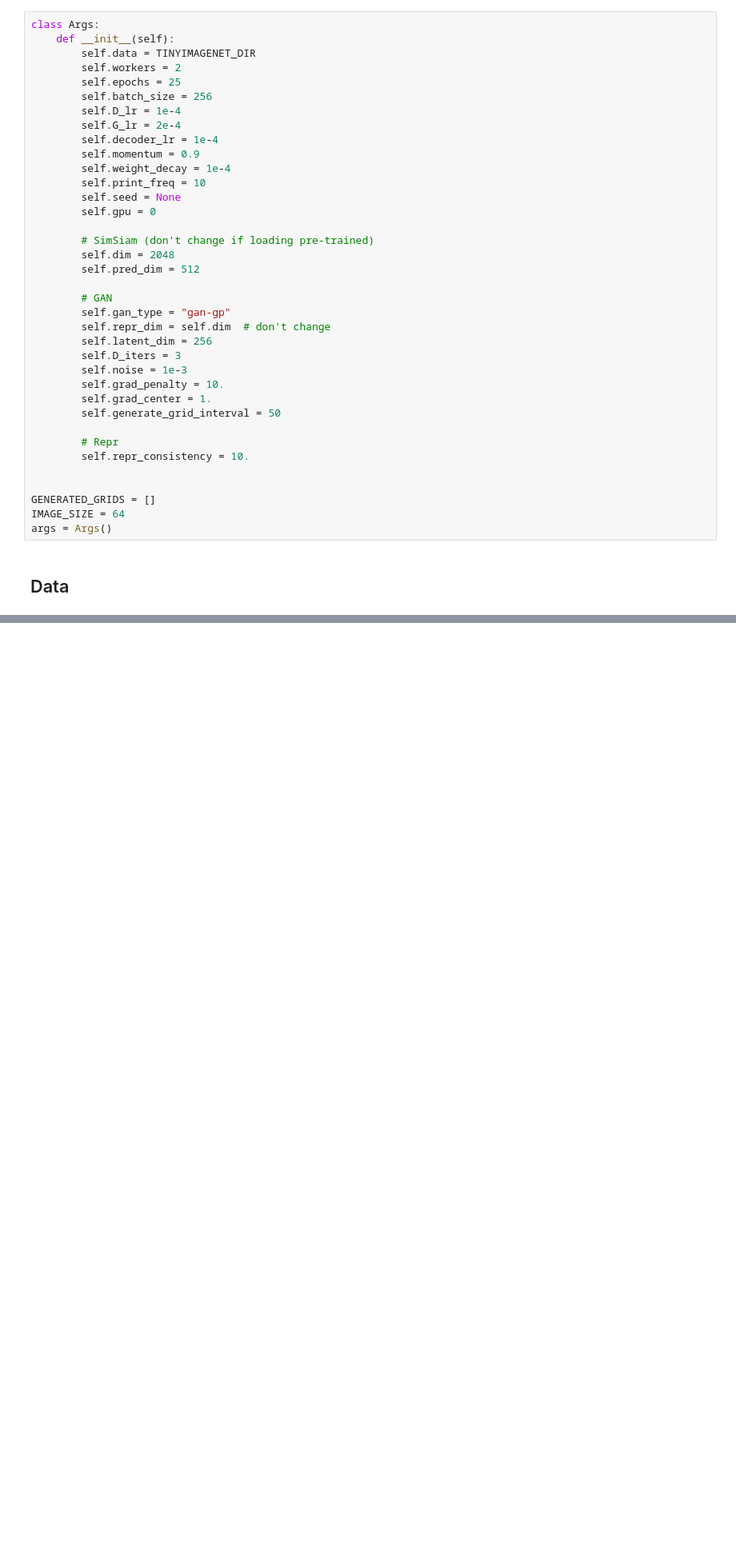
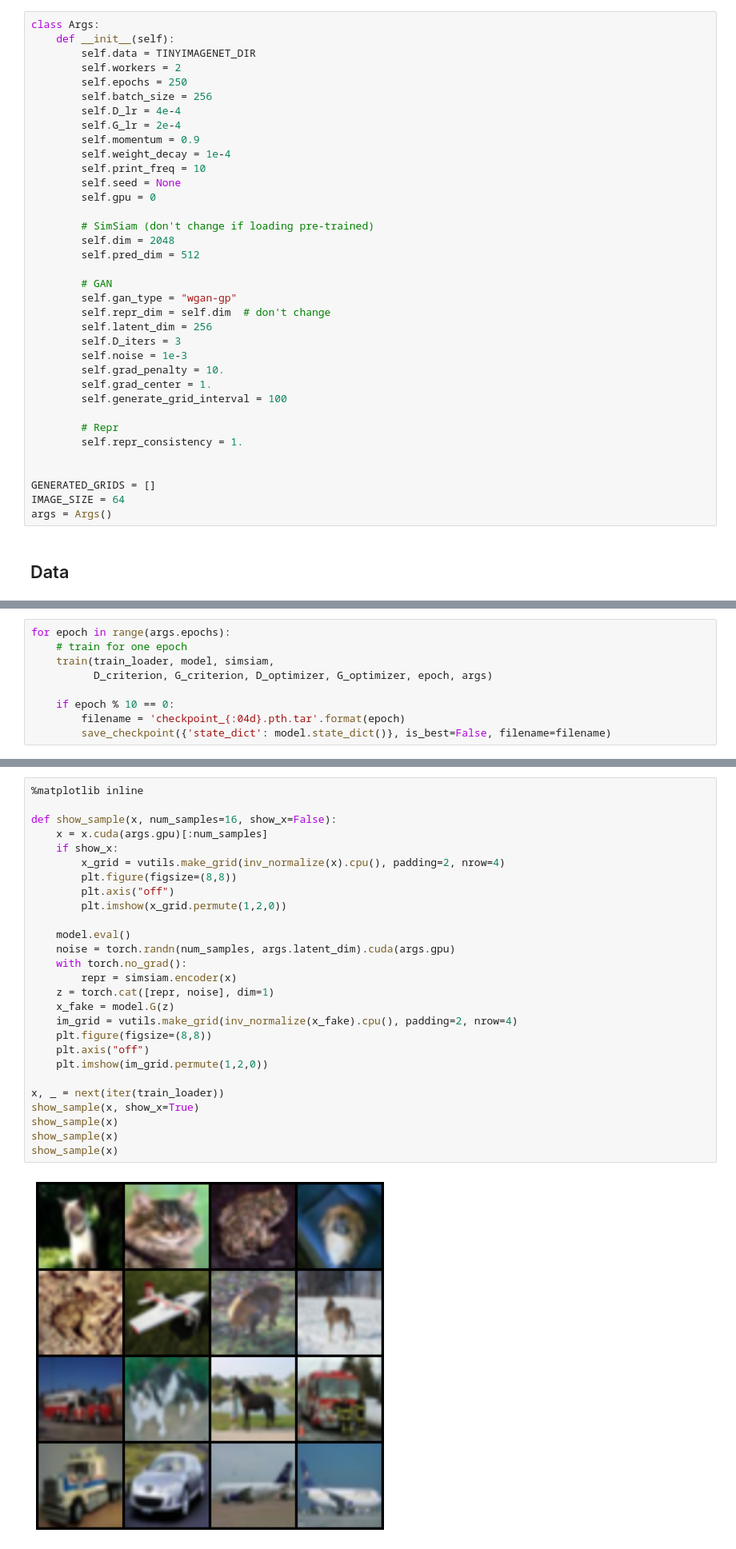
Before and after one commit to zeligism/ConGAN, a Jupyter notebook: GAN_+_SimSiam.ipynb, the cells around one changed output, grey strips where cells are left out. Shown at 80% size. Saved outputs shown, nothing was run; the diff lists cells and outputs as text; blank space fills up the shorter version.

```diff
--- a/GAN_+_SimSiam.ipynb
+++ b/GAN_+_SimSiam.ipynb
@@ -1105,11 +772,10 @@ class Args:
     def __init__(self):
         self.data = TINYIMAGENET_DIR
         self.workers = 2
-        self.epochs = 25
+        self.epochs = 250
         self.batch_size = 256
-        self.D_lr = 1e-4
+        self.D_lr = 4e-4
         self.G_lr = 2e-4
-        self.decoder_lr = 1e-4
         self.momentum = 0.9
         self.weight_decay = 1e-4
         self.print_freq = 10
@@ -1121,17 +787,17 @@ class Args:
         self.pred_dim = 512
 
         # GAN
-        self.gan_type = "gan-gp"
+        self.gan_type = "wgan-gp"
         self.repr_dim = self.dim  # don't change
         self.latent_dim = 256
         self.D_iters = 3
         self.noise = 1e-3
         self.grad_penalty = 10.
         self.grad_center = 1.
-        self.generate_grid_interval = 50
+        self.generate_grid_interval = 100
 
         # Repr
-        self.repr_consistency = 10.
+        self.repr_consistency = 1.
 
 
 GENERATED_GRIDS = []
@@ -1334,0 +1016,9 @@ def train(train_loader, model, simsiam,
+# %%
+for epoch in range(args.epochs):
+    # train for one epoch
+    train(train_loader, model, simsiam,
+          D_criterion, G_criterion, D_optimizer, G_optimizer, epoch, args)
+
+    if epoch % 10 == 0:
+        filename = 'checkpoint_{:04d}.pth.tar'.format(epoch)
+        save_checkpoint({'state_dict': model.state_dict()}, is_best=False, filename=filename)
@@ -1334,0 +1048,29 @@ def train(train_loader, model, simsiam,
+# %%
+%matplotlib inline
+
+def show_sample(x, num_samples=16, show_x=False):
+    x = x.cuda(args.gpu)[:num_samples]
+    if show_x:
+        x_grid = vutils.make_grid(inv_normalize(x).cpu(), padding=2, nrow=4)
+        plt.figure(figsize=(8,8))
+        plt.axis("off")
+        plt.imshow(x_grid.permute(1,2,0))
+
+    model.eval()
+    noise = torch.randn(num_samples, args.latent_dim).cuda(args.gpu)
+    with torch.no_grad():
+        repr = simsiam.encoder(x)
+    z = torch.cat([repr, noise], dim=1)
+    x_fake = model.G(z)
+    im_grid = vutils.make_grid(inv_normalize(x_fake).cpu(), padding=2, nrow=4)
+    plt.figure(figsize=(8,8))
+    plt.axis("off")
+    plt.imshow(im_grid.permute(1,2,0))
+
+x, _ = next(iter(train_loader))
+show_sample(x, show_x=True)
+show_sample(x)
+show_sample(x)
+show_sample(x)
+# %% [output]
+[figure, added]
```
Also changed, not shown: parts of 21 cells of this notebook.
